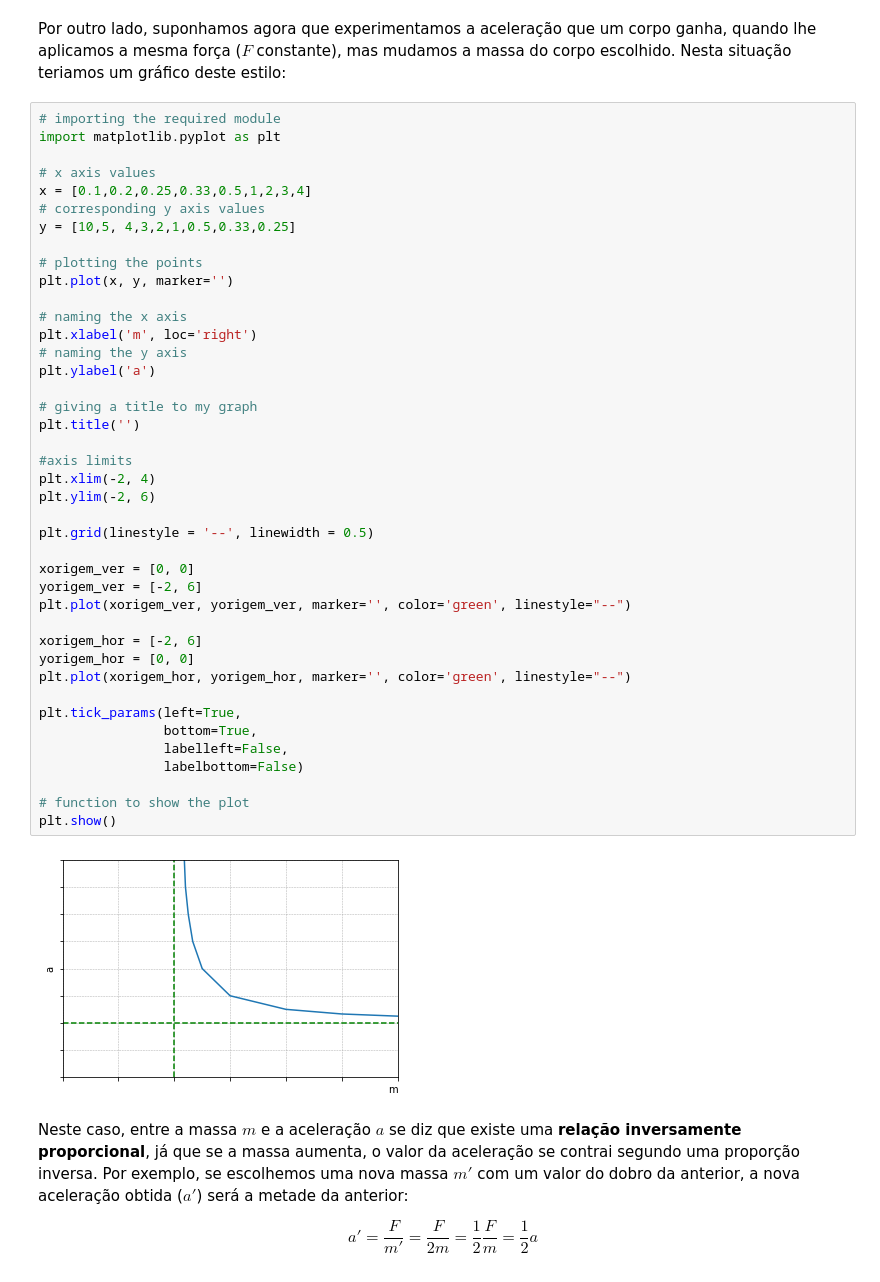
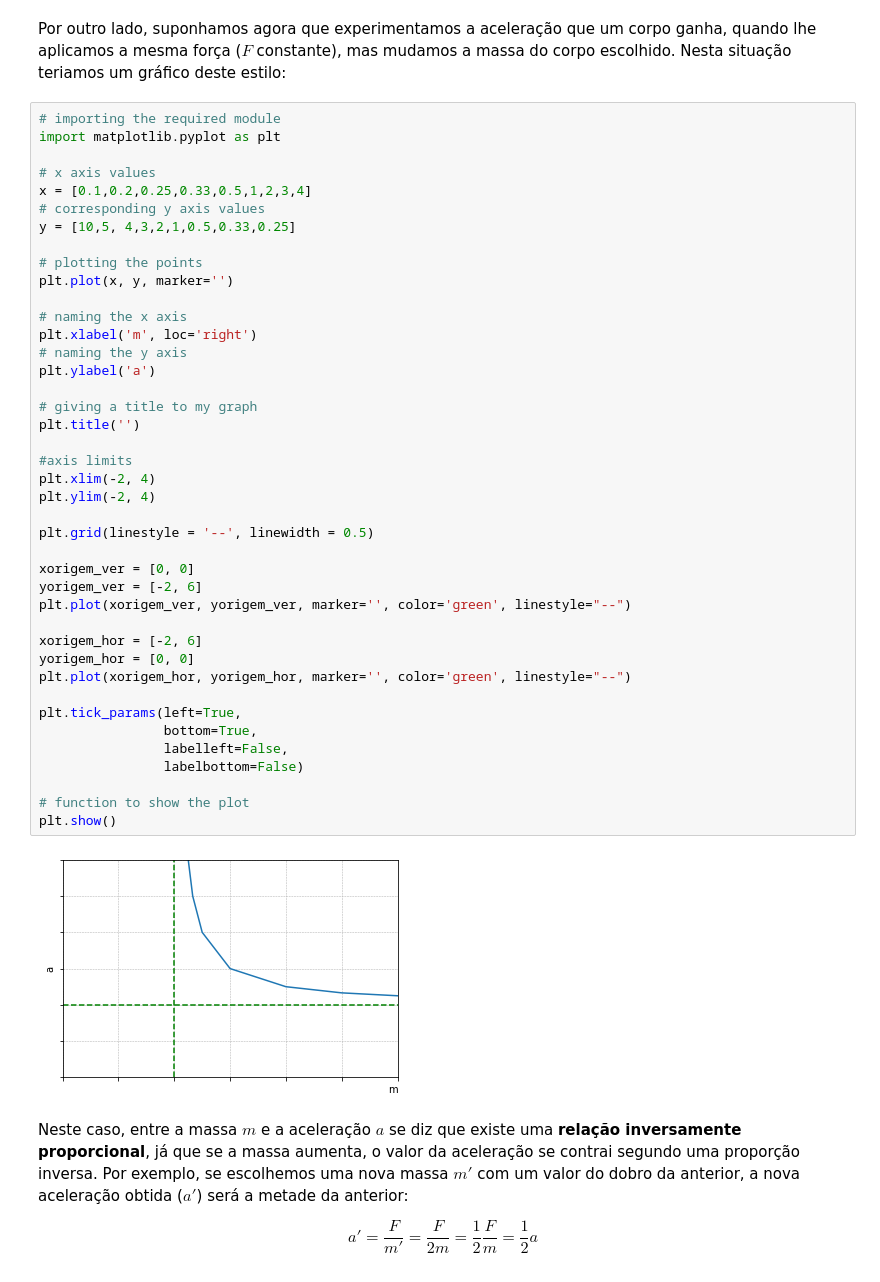
Before and after one commit to BorjaRuizReverter/LivroFisicaGeral, a Jupyter notebook: Capitulo6.ipynb, the cells around one changed output. Saved outputs shown, nothing was run; the diff lists cells and outputs as text.

```diff
--- a/Capitulo6.ipynb
+++ b/Capitulo6.ipynb
@@ -205,35 +219,35 @@ plt.plot(x, y, marker='')
 
 # naming the x axis
 plt.xlabel('m', loc='right')
 # naming the y axis
 plt.ylabel('a')
 
 # giving a title to my graph
 plt.title('')
 
 #axis limits
 plt.xlim(-2, 4)
-plt.ylim(-2, 6)
+plt.ylim(-2, 4)
 
 plt.grid(linestyle = '--', linewidth = 0.5)
 
 xorigem_ver = [0, 0]
 yorigem_ver = [-2, 6]
 plt.plot(xorigem_ver, yorigem_ver, marker='', color='green', linestyle="--")
 
 xorigem_hor = [-2, 6]
 yorigem_hor = [0, 0]
 plt.plot(xorigem_hor, yorigem_hor, marker='', color='green', linestyle="--")
 
 plt.tick_params(left=True,
                 bottom=True,
                 labelleft=False,
                 labelbottom=False)
 
 # function to show the plot
 plt.show()
 # %% [output]
-[figure, old version]
+[figure, new version]
 # %% [markdown]
 Neste caso, entre a massa $m$ e a aceleração $a$ se diz que existe uma **relação inversamente proporcional**, já que se a massa aumenta, o valor da aceleração se contrai segundo uma proporção inversa. Por exemplo, se escolhemos uma nova massa $m'$ com um valor do dobro da anterior, a nova aceleração obtida ($a'$) será a metade da anterior:
 
```
Also changed, not shown: parts of 4 cells of this notebook.
